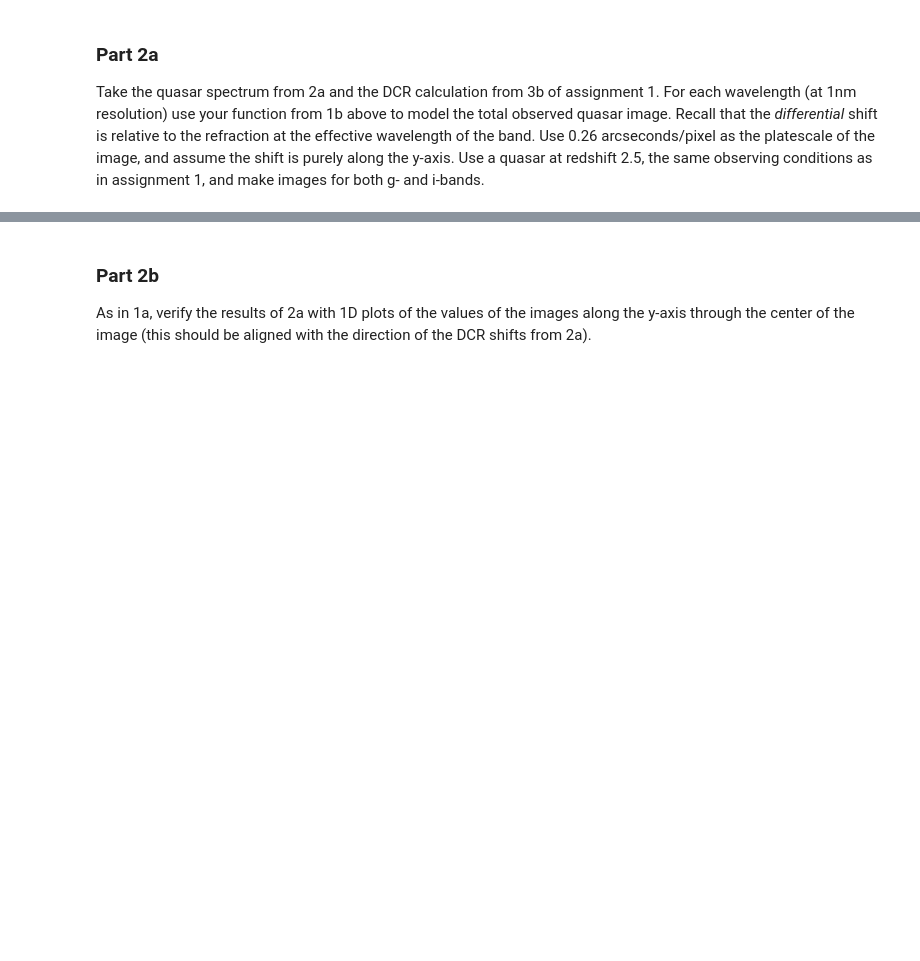
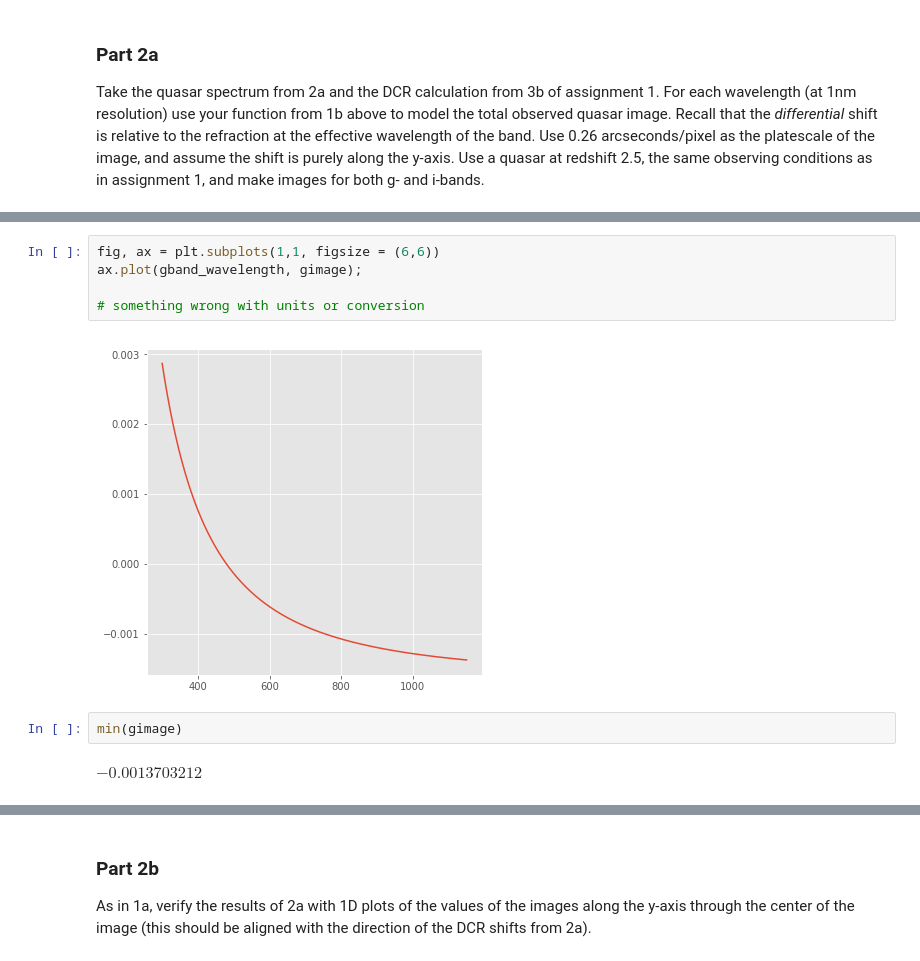
Before and after one commit to abudlong/Astro499, a Jupyter notebook: A499_Winter22_Assignment2.ipynb, the cells around one changed output, grey strips where cells are left out. Saved outputs shown, nothing was run; the diff lists cells and outputs as text; blank space fills up the shorter version.

```diff
--- a/A499_Winter22_Assignment2.ipynb
+++ b/A499_Winter22_Assignment2.ipynb
@@ -618,2 +218,13 @@ gimage
+# %%
+fig, ax = plt.subplots(1,1, figsize = (6,6))
+ax.plot(gband_wavelength, gimage);
+
+# something wrong with units or conversion
+# %% [output]
+[figure, added]
+# %%
+min(gimage)
+# %% [output]
+$-0.0013703212 \; \mathrm{}$
 # %%
 # I-Band Image
```
Also changed, not shown: parts of 72 cells of this notebook.
